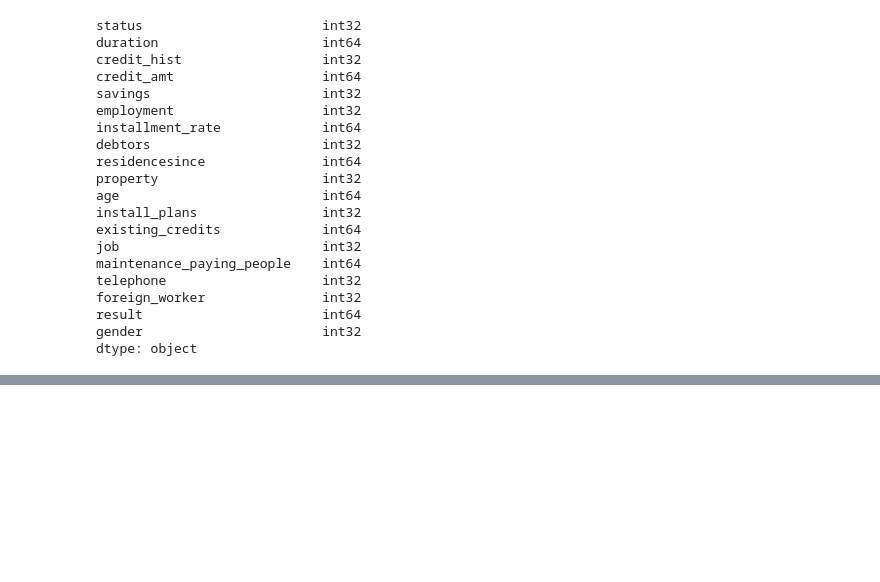
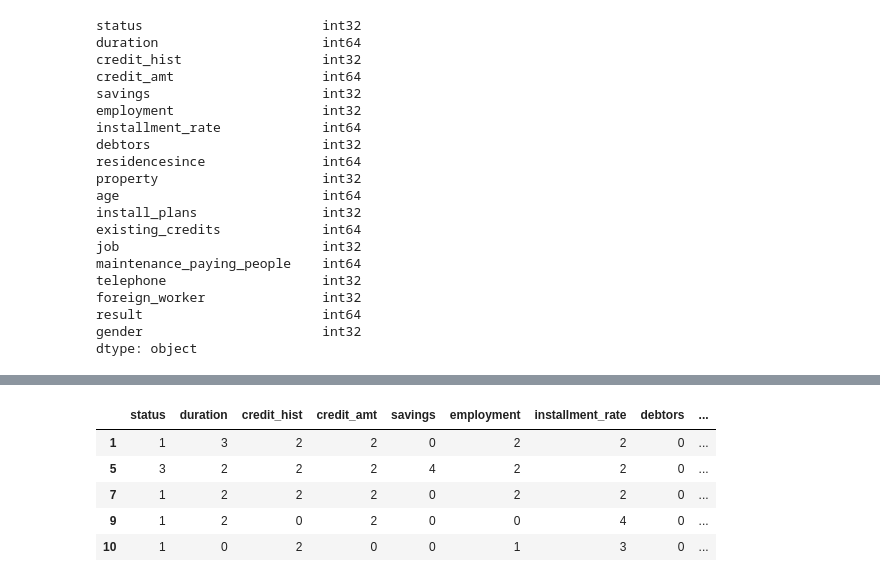
Before and after one commit to ekta0596/DataAcquisition-valuation, a Jupyter notebook: data-processing-pipeline.ipynb, the cells around one changed output, grey strips where cells are left out. Drawn from its saved outputs; the diff is of its cells as text; code cells hidden in the pictures; blank space fills up the shorter version.

```diff
--- a/data-processing-pipeline.ipynb
+++ b/data-processing-pipeline.ipynb
@@ -267,0 +270,9 @@ array([1, 2, 1, 1, 1, 1, 1, 2, 2, 2, 1, 1, 2, 1, 1, 1, 1, 1, 1, 1, 2, 1,
+# %%
+non_protected_group_age_df.head()
+# %% [output]
+|  | status | duration | credit_hist | credit_amt | savings | employment | installment_rate | debtors | ... |
+| 1 | 1 | 3 | 2 | 2 | 0 | 2 | 2 | 0 | ... |
+| 5 | 3 | 2 | 2 | 2 | 4 | 2 | 2 | 0 | ... |
+| 7 | 1 | 2 | 2 | 2 | 0 | 2 | 2 | 0 | ... |
+| 9 | 1 | 2 | 0 | 2 | 0 | 0 | 4 | 0 | ... |
+| 10 | 1 | 0 | 2 | 0 | 0 | 1 | 3 | 0 | ... |
```
Also changed, not shown: parts of 23 cells of this notebook.
